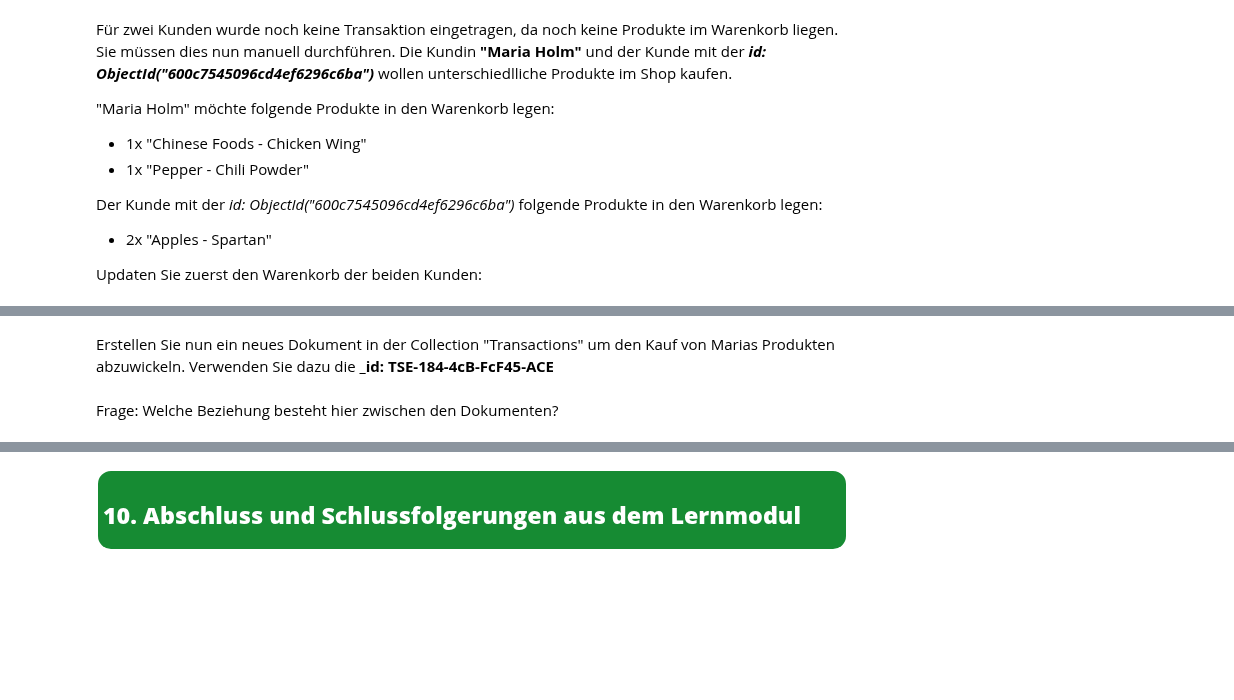
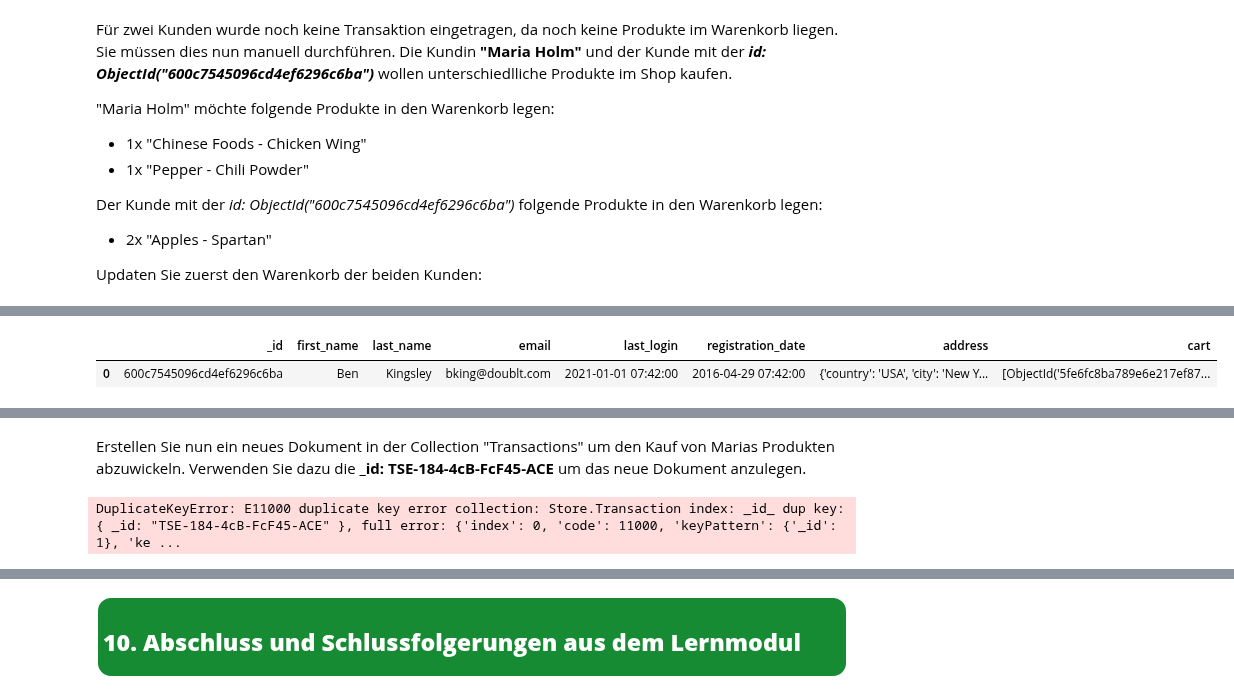
Before and after one commit to orca-nrw/lernmodul-mongodb, a Jupyter notebook: index.ipynb, the cells around one changed output, grey strips where cells are left out. Saved outputs shown, nothing was run; the diff lists cells and outputs as text; code cells hidden in the pictures; blank space fills up the shorter version.

```diff
--- a/index.ipynb
+++ b/index.ipynb
@@ -1342,0 +1396,7 @@ customer_col.update_one(
+# %%
+df = pd.DataFrame(customer_col.find({"_id":ObjectId("600c7545096cd4ef6296c6ba")}))
+df = df.astype(str)
+mongo_lm.show_task(905,df)
+# %% [output]
+|  | _id | first_name | last_name | email | last_login | registration_date | address | cart |
+| 0 | 600c7545096cd4ef6296c6ba | Ben | Kingsley | bking@doublt.com | 2021-01-01 07:42:00 | 2016-04-29 07:42:00 | {'country': 'USA', 'city': 'New Y... | [ObjectId('5fe6fc8ba789e6e217ef87... |
@@ -1343,11 +1405,11 @@ customer_col.update_one(
 # %% [markdown]
-Erstellen Sie nun ein neues Dokument in der Collection "Transactions" um den Kauf von Marias Produkten abzuwickeln. Verwenden Sie dazu die <b>_id: TSE-184-4cB-FcF45-ACE</b>
+Erstellen Sie nun ein neues Dokument in der Collection "Transactions" um den Kauf von Marias Produkten abzuwickeln. Verwenden Sie dazu die <b>_id: TSE-184-4cB-FcF45-ACE</b> um das neue Dokument anzulegen.
 # %%
 trans_col = store_db["Transaction"]
 
 new_doc = {
  'IBAN': 'MU90 CVRW 4031 7723 2292 9086 263O YZ',
- '_id': 'TJTj-238-ypT-2XA-389-Tv0',
+ '_id': 'TSE-184-4cB-FcF45-ACE',
  'costs': 29.18,
  'credit_card': None,
  'customer': ObjectId('5fe60bb5fc13ae64ea000373'),
@@ -1356,8 +1418,6 @@ new_doc = {
                ObjectId('5fe6fc8ba789e6e217ef89df')],
  'timestamp': datetime.datetime(2020, 12, 15, 6, 11, 35)}
 
-
-df = pd.DataFrame(trans_col.aggregate(pipeline))
-df
+trans_col.insert_one(new_doc)
+# %% [output]
+DuplicateKeyError: E11000 duplicate key error collection: Store.Transaction index: _id_ dup key: { _id: "TSE-184-4cB-FcF45-ACE" }, full error: {'index': 0, 'code': 11000, 'keyPattern': {'_id': 1}, 'ke ...
-# %% [markdown]
-Frage: Welche Beziehung besteht hier zwischen den Dokumenten?
```
Also changed, not shown: parts of 21 cells of this notebook, 3 other files.
